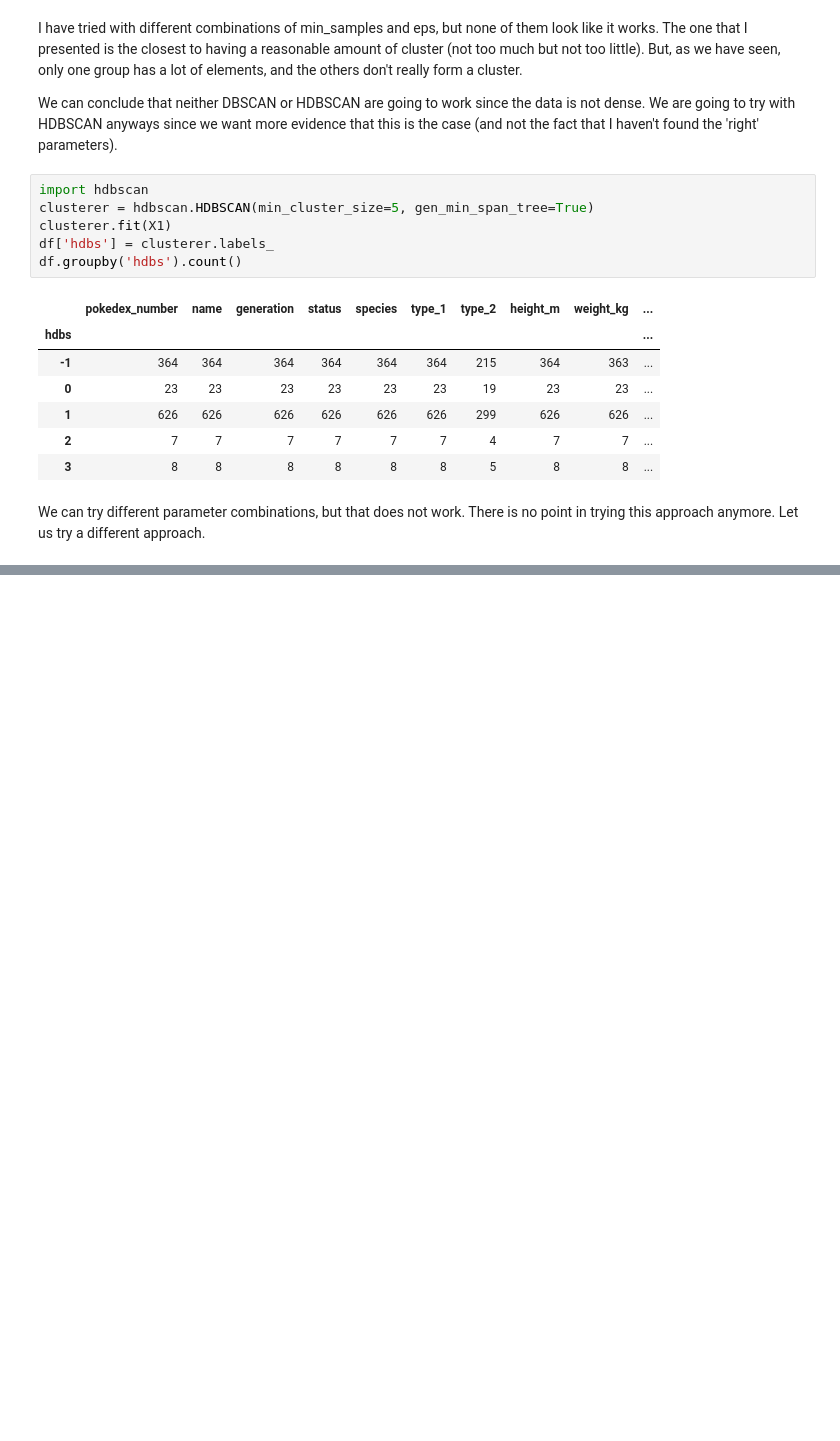
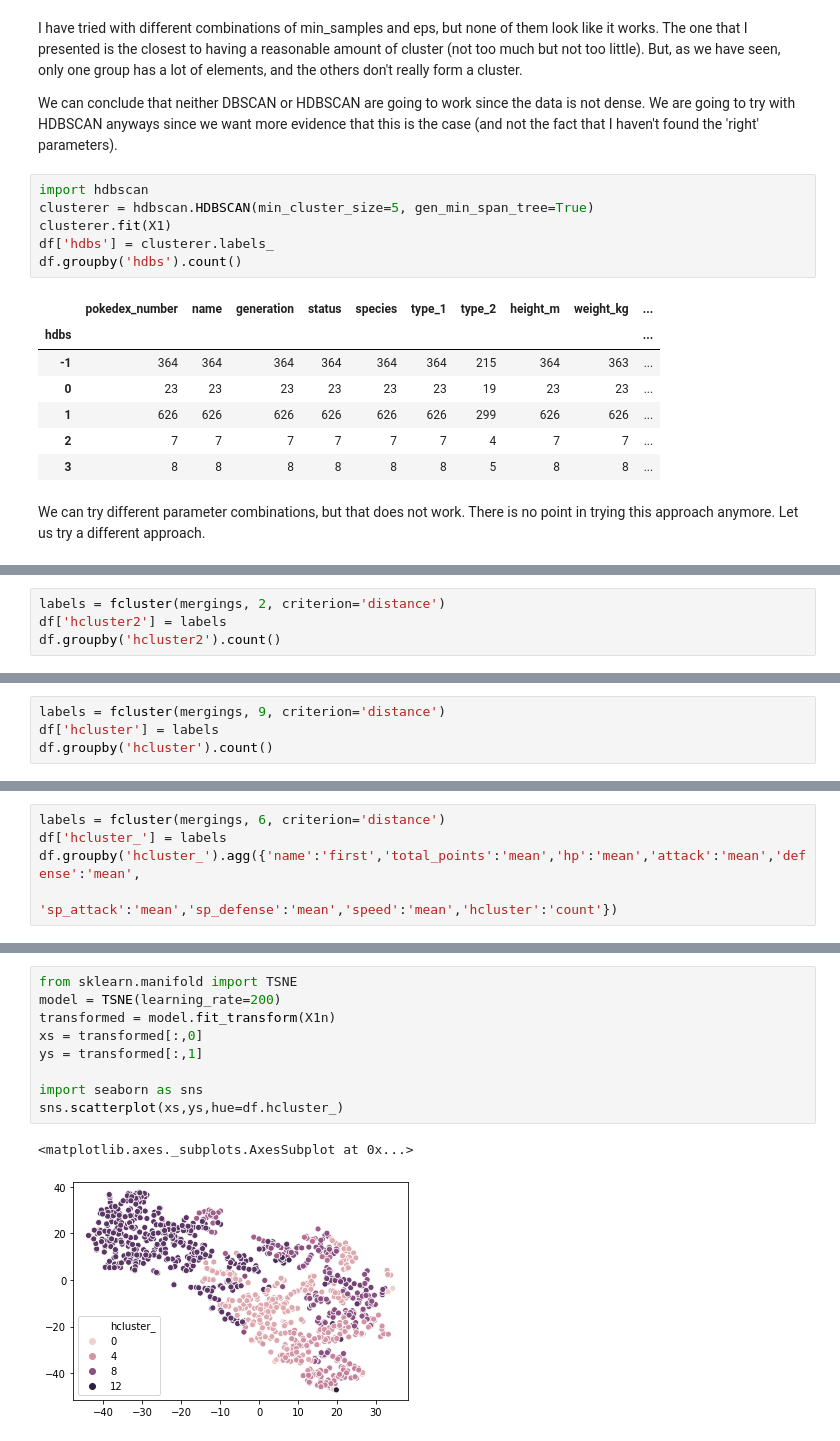
Before and after one commit to Jestefano/pokemonClustering, a Jupyter notebook: Clustering.ipynb, the cells around one changed output, grey strips where cells are left out. Saved outputs shown, nothing was run; the diff lists cells and outputs as text; blank space fills up the shorter version.

```diff
--- a/Clustering.ipynb
+++ b/Clustering.ipynb
@@ -138,0 +149,4 @@ We can try different parameter combinations, but that does not work. There is no
+# %%
+labels = fcluster(mergings, 2, criterion='distance')
+df['hcluster2'] = labels
+df.groupby('hcluster2').count()
@@ -138,0 +176,4 @@ We can try different parameter combinations, but that does not work. There is no
+# %%
+labels = fcluster(mergings, 9, criterion='distance')
+df['hcluster'] = labels
+df.groupby('hcluster').count()
@@ -138,0 +208,5 @@ We can try different parameter combinations, but that does not work. There is no
+# %%
+labels = fcluster(mergings, 6, criterion='distance')
+df['hcluster_'] = labels
+df.groupby('hcluster_').agg({'name':'first','total_points':'mean','hp':'mean','attack':'mean','defense':'mean',
+                           'sp_attack':'mean','sp_defense':'mean','speed':'mean','hcluster':'count'})
@@ -138,0 +244,12 @@ We can try different parameter combinations, but that does not work. There is no
+# %%
+from sklearn.manifold import TSNE
+model = TSNE(learning_rate=200)
+transformed = model.fit_transform(X1n)
+xs = transformed[:,0]
+ys = transformed[:,1]
+
+import seaborn as sns
+sns.scatterplot(xs,ys,hue=df.hcluster_)
+# %% [output]
+<matplotlib.axes._subplots.AxesSubplot at 0x...>
+[figure, added]
```
Also changed, not shown: parts of 9 cells of this notebook.
